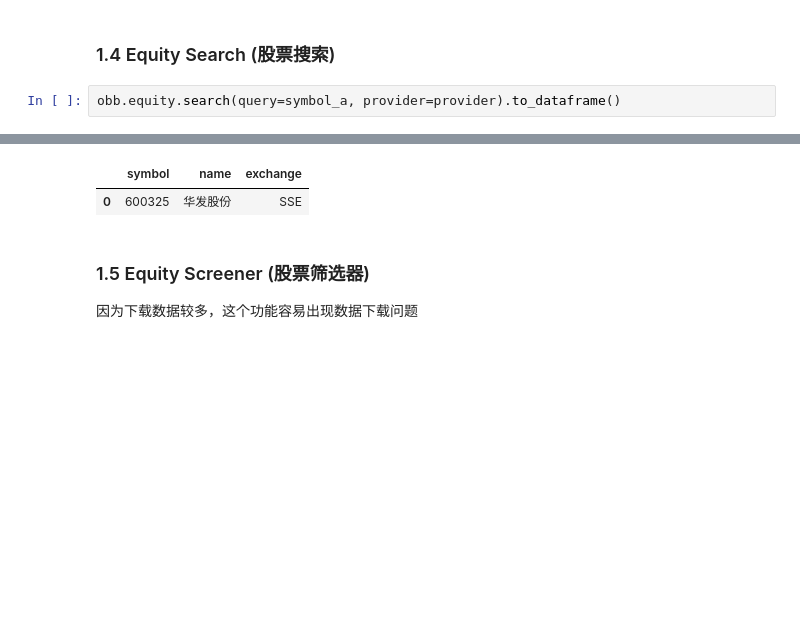
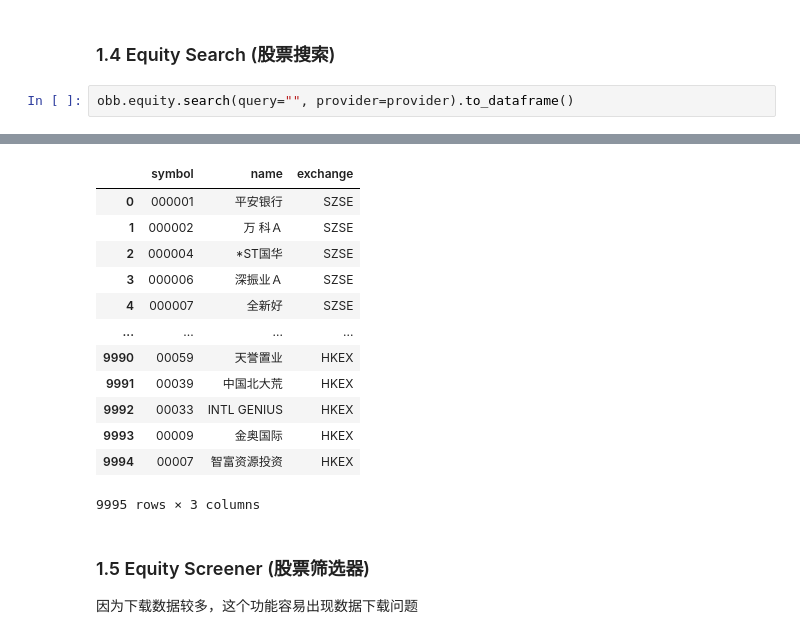
Before and after one commit to skyfu1022/openbb_akshare, a Jupyter notebook: docs/openbb_akshare.ipynb, the cells around one changed output, grey strips where cells are left out. Saved outputs shown, nothing was run; the diff lists cells and outputs as text; blank space fills up the shorter version.

```diff
--- a/docs/openbb_akshare.ipynb
+++ b/docs/openbb_akshare.ipynb
@@ -57,5 +57,5 @@ obb.equity.price.quote(symbols, provider=provider).to_dataframe().head()
 # %% [markdown]
 ### 1.4 Equity Search (股票搜索)
 # %%
-obb.equity.search(query=symbol_a, provider=provider).to_dataframe()
+obb.equity.search(query="", provider=provider).to_dataframe()
 # %% [output]
@@ -64,5 +63,16 @@ obb.equity.search(query=symbol_a, provider=provider).to_dataframe()
 |  | symbol | name | exchange |
-| 0 | 600325 | 华发股份 | SSE |
+| 0 | 000001 | 平安银行 | SZSE |
+| 1 | 000002 | 万 科Ａ | SZSE |
+| 2 | 000004 | *ST国华 | SZSE |
+| 3 | 000006 | 深振业Ａ | SZSE |
+| 4 | 000007 | 全新好 | SZSE |
+| ... | ... | ... | ... |
+| 9990 | 00059 | 天誉置业 | HKEX |
+| 9991 | 00039 | 中国北大荒 | HKEX |
+| 9992 | 00033 | INTL GENIUS | HKEX |
+| 9993 | 00009 | 金奥国际 | HKEX |
+| 9994 | 00007 | 智富资源投资 | HKEX |
+9995 rows × 3 columns
 # %% [markdown]
 ### 1.5 Equity Screener (股票筛选器)
 因为下载数据较多，这个功能容易出现数据下载问题
```
Also changed, not shown: parts of 2 cells of this notebook, 2 other files.
